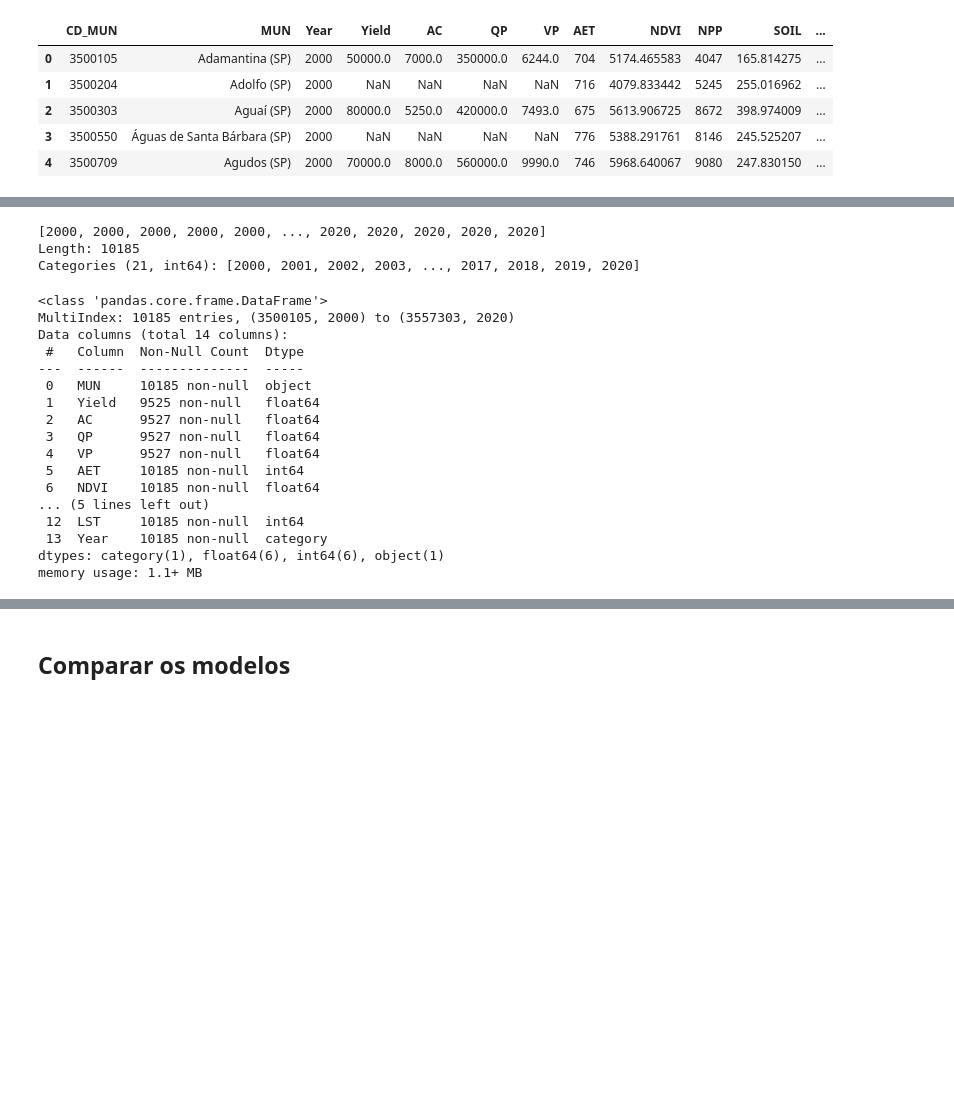
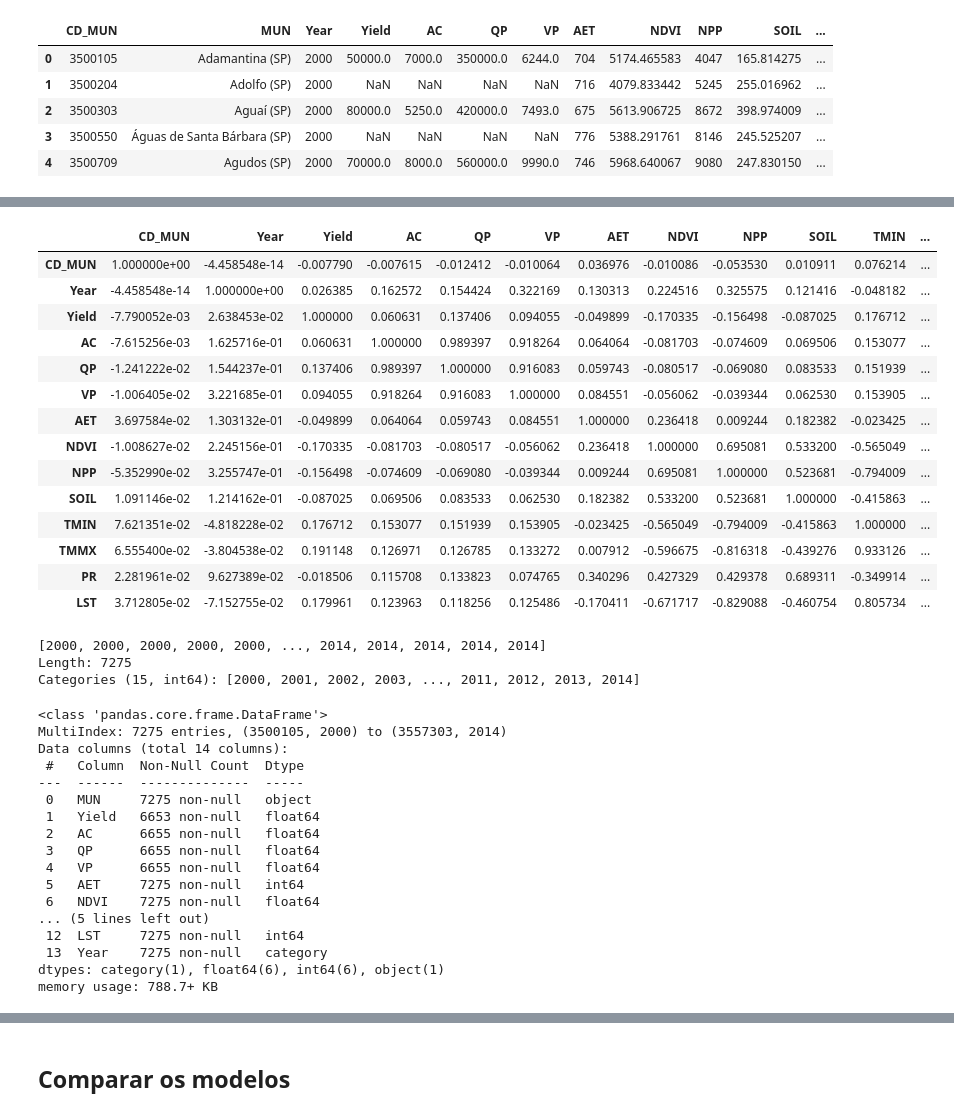
Before and after one commit to neli12/time-series-productivity-sp, a Jupyter notebook: Modelagem.ipynb, the cells around one changed output, grey strips where cells are left out. Saved outputs shown, nothing was run; the diff lists cells and outputs as text; code cells hidden in the pictures; blank space fills up the shorter version.

```diff
--- a/Modelagem.ipynb
+++ b/Modelagem.ipynb
@@ -20,6 +24,6 @@ warnings.filterwarnings('ignore')
 # %%
-# Carregar dataset
-data_sugarcane = pd.read_csv("new_data_all.csv", sep =  ',').drop(['Unnamed: 0', 'AP'], axis = 1)
+# Carregar dataset dos anos 2000-2014
+data_sugarcane = pd.read_csv("new_data_all_2000-2014.csv", sep =  ';').drop(['AP'], axis = 1)
 # %%
 # Visão dos dados
 data_sugarcane.head()
@@ -36,2 +36,0 @@ cols = ['AC', 'QP', 'VP', 'AET', 'NDVI', 'NPP', 'SOIL', 'TMIN', 'TMMX', 'PR', 'L
-# %%
-data_sugarcane[cols] = data_sugarcane[cols].apply(zscore, nan_policy = 'omit')
@@ -54,11 +37,30 @@ data_sugarcane
+# %%
+# Correlação
+data_sugarcane.corr()
+# %% [output]
+|  | CD_MUN | Year | Yield | AC | QP | VP | AET | NDVI | NPP | SOIL | TMIN | ... |
+| CD_MUN | 1.000000e+00 | -4.458548e-14 | -0.007790 | -0.007615 | -0.012412 | -0.010064 | 0.036976 | -0.010086 | -0.053530 | 0.010911 | 0.076214 | ... |
+| Year | -4.458548e-14 | 1.000000e+00 | 0.026385 | 0.162572 | 0.154424 | 0.322169 | 0.130313 | 0.224516 | 0.325575 | 0.121416 | -0.048182 | ... |
+| Yield | -7.790052e-03 | 2.638453e-02 | 1.000000 | 0.060631 | 0.137406 | 0.094055 | -0.049899 | -0.170335 | -0.156498 | -0.087025 | 0.176712 | ... |
+| AC | -7.615256e-03 | 1.625716e-01 | 0.060631 | 1.000000 | 0.989397 | 0.918264 | 0.064064 | -0.081703 | -0.074609 | 0.069506 | 0.153077 | ... |
+| QP | -1.241222e-02 | 1.544237e-01 | 0.137406 | 0.989397 | 1.000000 | 0.916083 | 0.059743 | -0.080517 | -0.069080 | 0.083533 | 0.151939 | ... |
+| VP | -1.006405e-02 | 3.221685e-01 | 0.094055 | 0.918264 | 0.916083 | 1.000000 | 0.084551 | -0.056062 | -0.039344 | 0.062530 | 0.153905 | ... |
+| AET | 3.697584e-02 | 1.303132e-01 | -0.049899 | 0.064064 | 0.059743 | 0.084551 | 1.000000 | 0.236418 | 0.009244 | 0.182382 | -0.023425 | ... |
+| NDVI | -1.008627e-02 | 2.245156e-01 | -0.170335 | -0.081703 | -0.080517 | -0.056062 | 0.236418 | 1.000000 | 0.695081 | 0.533200 | -0.565049 | ... |
+| NPP | -5.352990e-02 | 3.255747e-01 | -0.156498 | -0.074609 | -0.069080 | -0.039344 | 0.009244 | 0.695081 | 1.000000 | 0.523681 | -0.794009 | ... |
+| SOIL | 1.091146e-02 | 1.214162e-01 | -0.087025 | 0.069506 | 0.083533 | 0.062530 | 0.182382 | 0.533200 | 0.523681 | 1.000000 | -0.415863 | ... |
+| TMIN | 7.621351e-02 | -4.818228e-02 | 0.176712 | 0.153077 | 0.151939 | 0.153905 | -0.023425 | -0.565049 | -0.794009 | -0.415863 | 1.000000 | ... |
+| TMMX | 6.555400e-02 | -3.804538e-02 | 0.191148 | 0.126971 | 0.126785 | 0.133272 | 0.007912 | -0.596675 | -0.816318 | -0.439276 | 0.933126 | ... |
+| PR | 2.281961e-02 | 9.627389e-02 | -0.018506 | 0.115708 | 0.133823 | 0.074765 | 0.340296 | 0.427329 | 0.429378 | 0.689311 | -0.349914 | ... |
+| LST | 3.712805e-02 | -7.152755e-02 | 0.179961 | 0.123963 | 0.118256 | 0.125486 | -0.170411 | -0.671717 | -0.829088 | -0.460754 | 0.805734 | ... |
 # %%
 # Converter o ano para categórico
 year_sugar = pd.Categorical(data_sugarcane.Year)
 year_sugar
 # %% [output]
-[2000, 2000, 2000, 2000, 2000, ..., 2020, 2020, 2020, 2020, 2020]
-Length: 10185
-Categories (21, int64): [2000, 2001, 2002, 2003, ..., 2017, 2018, 2019, 2020]
+[2000, 2000, 2000, 2000, 2000, ..., 2014, 2014, 2014, 2014, 2014]
+Length: 7275
+Categories (15, int64): [2000, 2001, 2002, 2003, ..., 2011, 2012, 2013, 2014]
 # %%
 # Criar o index utilizando o ano e o código do municipio
 data_sugar = data_sugarcane.set_index(['CD_MUN', 'Year'])
@@ -70,21 +72,21 @@ data_sugar['Year'] = year_sugar
 data_sugar.info()
 # %% [output]
 <class 'pandas.core.frame.DataFrame'>
-MultiIndex: 10185 entries, (3500105, 2000) to (3557303, 2020)
+MultiIndex: 7275 entries, (3500105, 2000) to (3557303, 2014)
 Data columns (total 14 columns):
  #   Column  Non-Null Count  Dtype
 ---  ------  --------------  -----
- 0   MUN     10185 non-null  object
- 1   Yield   9525 non-null   float64
- 2   AC      9527 non-null   float64
- 3   QP      9527 non-null   float64
- 4   VP      9527 non-null   float64
- 5   AET     10185 non-null  int64
- 6   NDVI    10185 non-null  float64
+ 0   MUN     7275 non-null   object
+ 1   Yield   6653 non-null   float64
+ 2   AC      6655 non-null   float64
+ 3   QP      6655 non-null   float64
+ 4   VP      6655 non-null   float64
+ 5   AET     7275 non-null   int64
+ 6   NDVI    7275 non-null   float64
 ... (5 lines left out)
- 12  LST     10185 non-null  int64
- 13  Year    10185 non-null  category
+ 12  LST     7275 non-null   int64
+ 13  Year    7275 non-null   category
 dtypes: category(1), float64(6), int64(6), object(1)
-memory usage: 1.1+ MB
+memory usage: 788.7+ KB
 # %%
 # Selecionar as variáveis que serão utilizadas na modelagem
```
Also changed, not shown: parts of 35 cells of this notebook.
